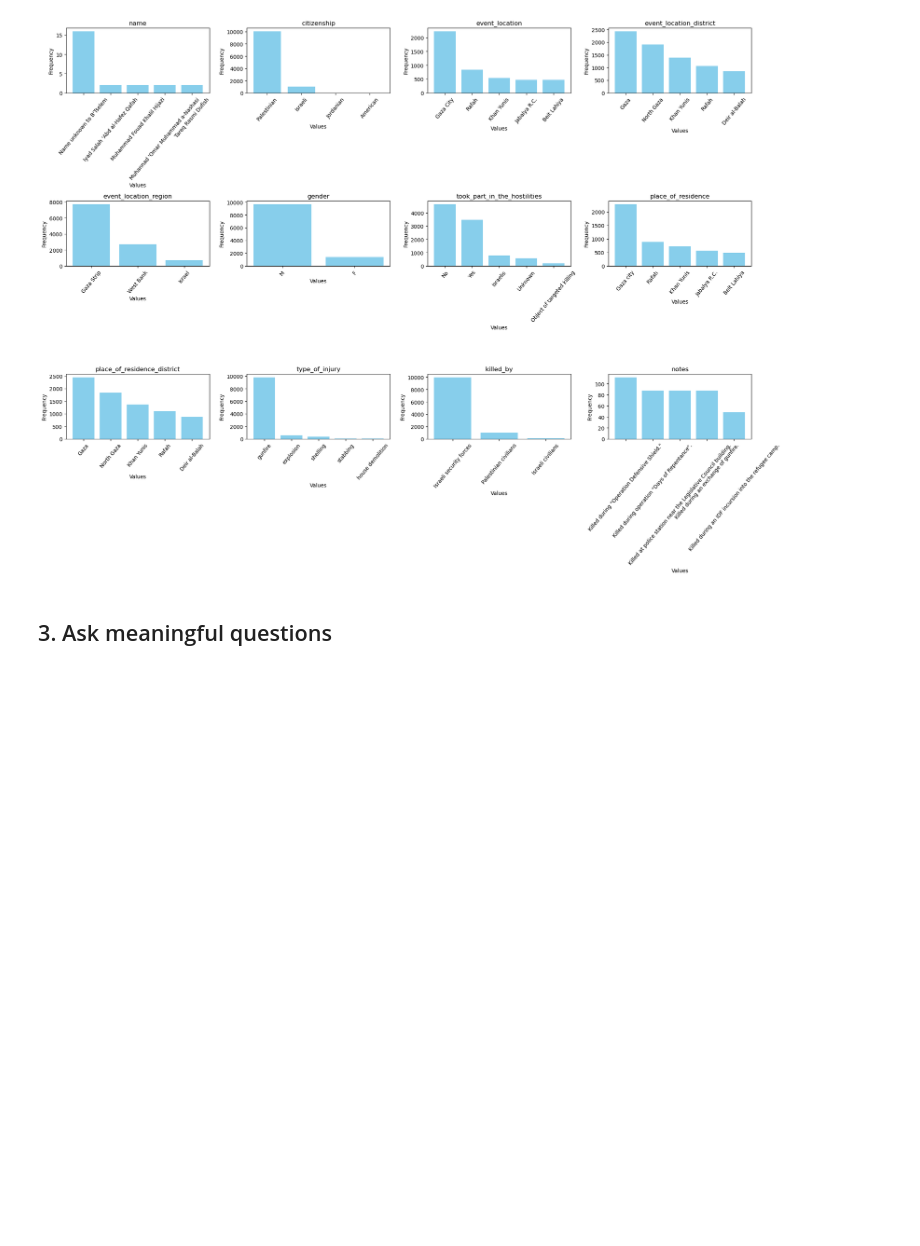
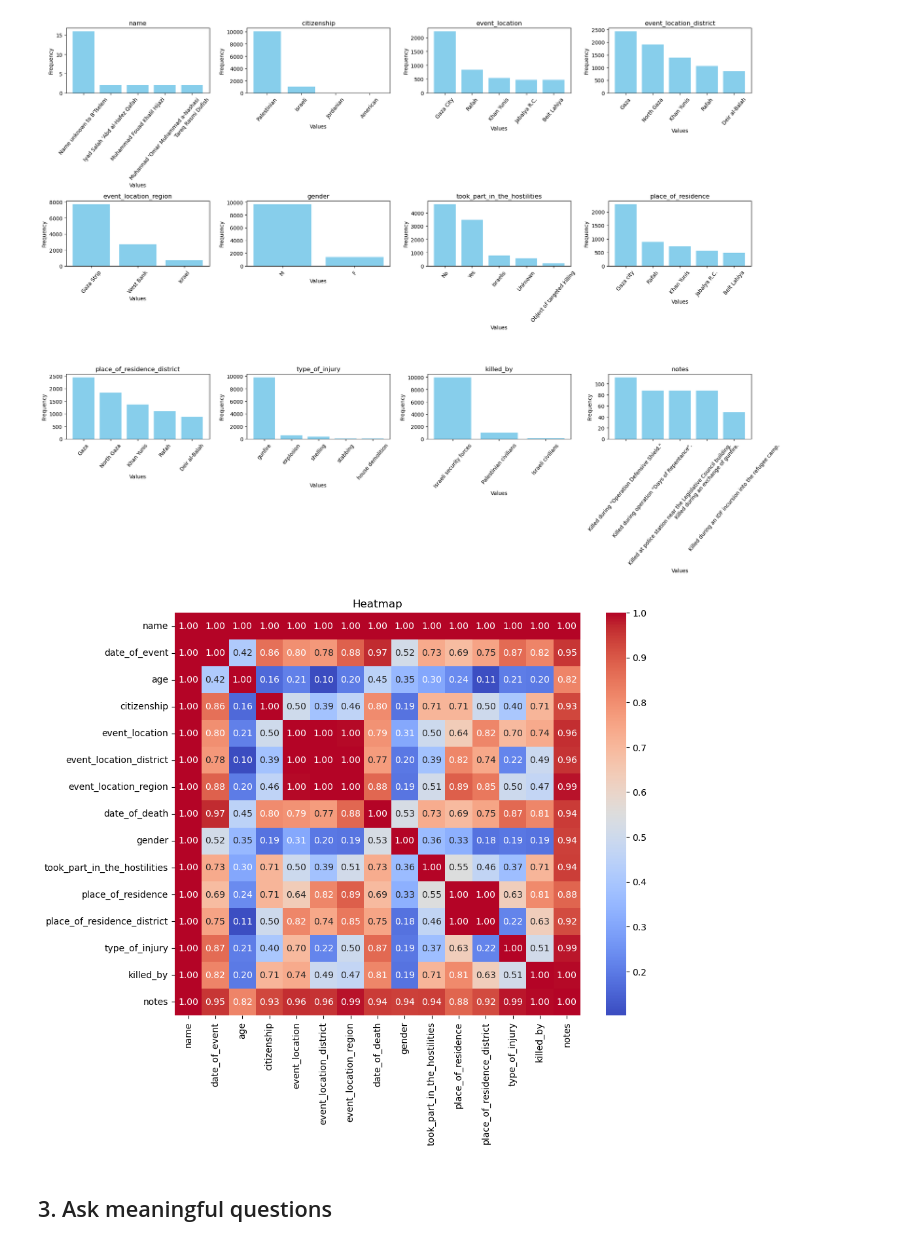
Before and after one commit to khuevo098/ProgrammingForDS-FinalProject, a Jupyter notebook: FinalSource.ipynb, the cells around one changed output. Drawn from its saved outputs; the diff is of its cells as text; code cells hidden in the pictures; blank space fills up the shorter version.

Commit message:
thêm heatmap

```diff
--- a/FinalSource.ipynb
+++ b/FinalSource.ipynb
@@ -343,8 +346,35 @@ plt.tight_layout()
 plt.show()
 # %% [output]
 [figure]
+# %%
+from scipy.stats import chi2_contingency
+
+# Hàm tính phi hệ số Cramér cho cặp biến
+def cramers_v(var1, var2):
+    contingency_table = pd.crosstab(fatality_df[var1], fatality_df[var2])
+    chi2, _, _, _ = chi2_contingency(contingency_table)
+    n = contingency_table.values.sum()
+    v = np.sqrt(chi2 / (n * min(contingency_table.shape[0] - 1, contingency_table.shape[1] - 1)))
+    return v
+
+# Tính phi hệ số Cramér cho tất cả các cặp biến trong DataFrame
+columns = fatality_df.columns
+cramers_matrix = pd.DataFrame(index=columns, columns=columns)
+
+for var1 in columns:
+    for var2 in columns:
+        cramers_matrix.loc[var1, var2] = cramers_v(var1, var2)
 # %%
-# Abnormal?
+copy = cramers_matrix.copy()
+copy = copy.astype(float)
+
+# Vẽ heatmap
+plt.figure(figsize=(10, 8))
+sns.heatmap(copy, annot=True, cmap="coolwarm", fmt=".2f")
+plt.title("Heatmap")
+plt.show()
+# %% [output]
+[figure, added]
 # %% [markdown]
 ## 3. Ask meaningful questions
 # %% [markdown]
```
Also changed, not shown: parts of 2 cells of this notebook.
